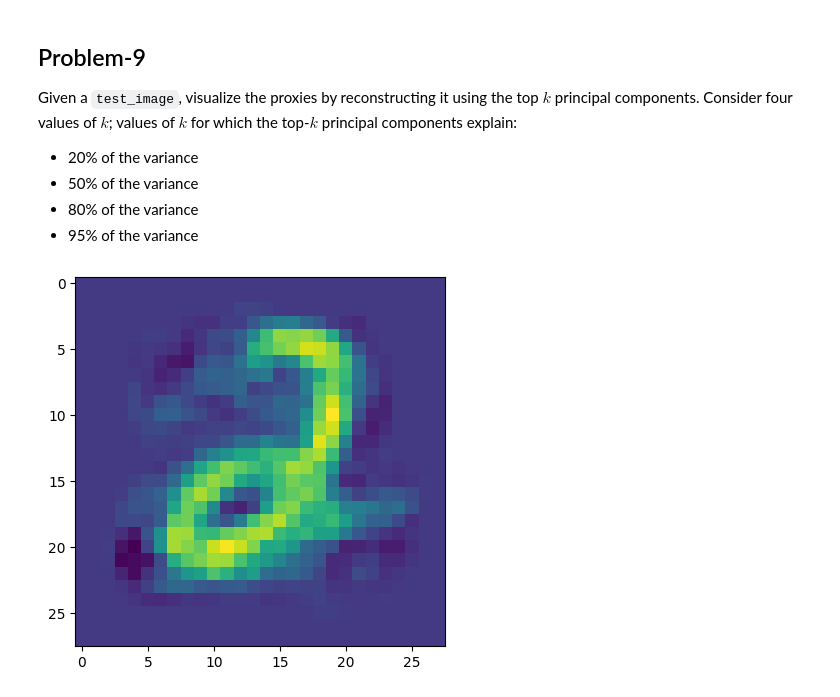
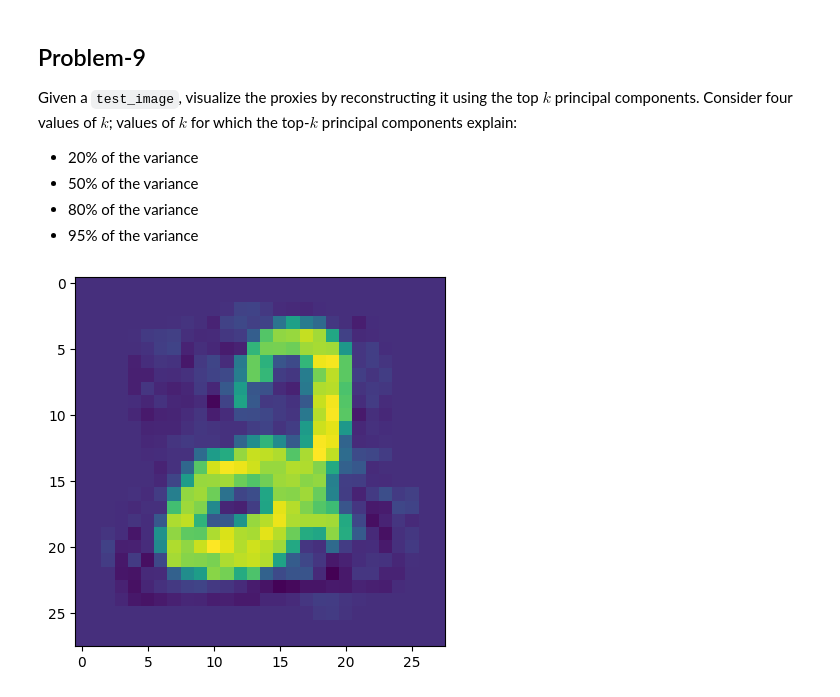
Before and after one commit to raj-jaiswal/Machine-Learning-Techniques, a Jupyter notebook: Week_1_PCA.ipynb, the cells around one changed output. Saved outputs shown, nothing was run; the diff lists cells and outputs as text; code cells hidden in the pictures.

```diff
--- a/Week_1_PCA.ipynb
+++ b/Week_1_PCA.ipynb
@@ -191,32 +191,32 @@ Given a `test_image`, visualize the proxies  by reconstructing it using the top
 # %%
 # Enter your solution here
 total = eigen_values.sum()
 var = 0
 k = 0
-while var < 0.80:
+while var < 0.95:
   var += eigen_values[k] / total
   k += 1
 
 img = np.zeros((1, 28*28))
 nextX = X_centered
 
 for i in range(k):
   w = eigen_vectors[:, i]
   nextX_converted = nextX @ w
   newImg = w * nextX_converted[img_idx].real
   nextX = nextX - newImg
   img = img + newImg
 
 img = img + means
 img = img.reshape(28,28)
 vals=[]
 for i in range(28):
   vals.append([])
   for j in range(28):
     vals[i].append(0)
 for i in range(28):
   for j in range(28):
     vals[i][j] = img[i][j].real
 imgplot = plt.imshow(np.array(vals))
 # %% [output]
-[figure, old version]
+[figure, new version]
```
Also changed, not shown: parts of 1 cell of this notebook.
